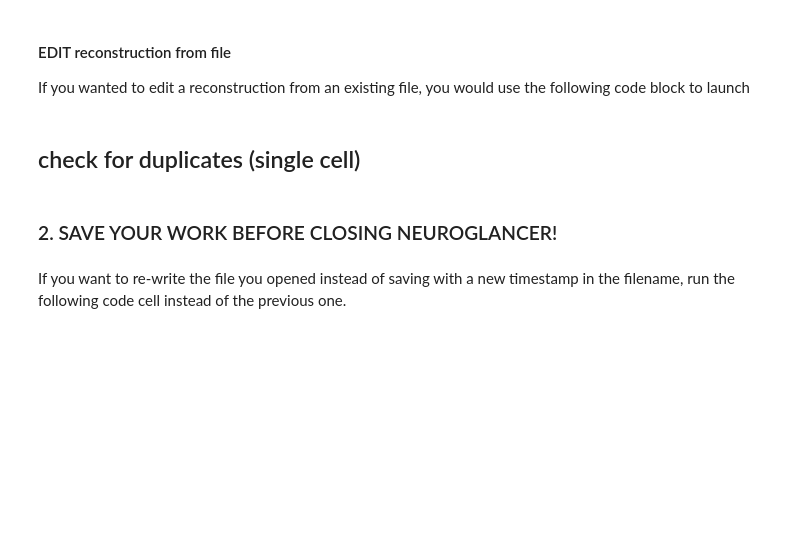
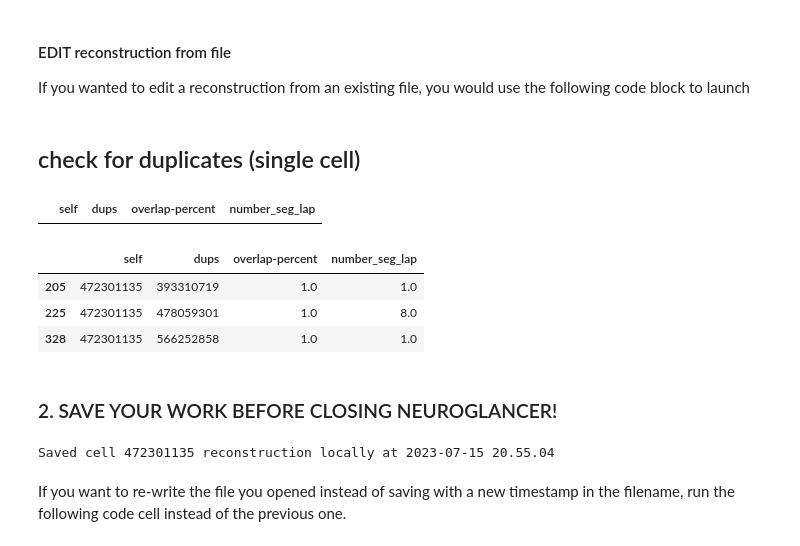
Before and after one commit to neurologic/eCREST, a Jupyter notebook: eCREST_notebook.ipynb, the cells around one changed output. Drawn from its saved outputs; the diff is of its cells as text; code cells hidden in the pictures; blank space fills up the shorter version.

```diff
--- a/eCREST_notebook.ipynb
+++ b/eCREST_notebook.ipynb
@@ -101,8 +101,8 @@ with crest.viewer.config_state.txn() as s:
 If you wanted to edit a reconstruction from an existing file,
 you would use the following code block to launch
 # %%
-json_path = Path(settings_dict['save_dir']) #/'todo_postsynaptic_sg/check-duplicates'#/'todo_postsynaptic_mg/check-duplicates/not-duplicates_todo-complete-them' # 'todo_presynaptic/Krista/grc_386392158'#/'volume-subsample-all/in-progress'#/ 'todo_postsynaptic_grc' #/ 'todo_postsynaptic_mg/check-duplicates/not-duplicates_todo-complete-them'#/  #/ 'todo_presynaptic'/'Krista'## 'todo_pre-synaptic/basal-dendrite' #/ 'check-duplicates' #'CC unsure'
-filename = 'cell_graph_559257305__2023-05-18 09.08.48.json'#'cell_graph_306242528__2023-06-26 09.26.24.json'
+json_path = Path(settings_dict['save_dir']) /'todo_presynaptic/Krista/mg_214581797'#/'todo_postsynaptic_mg/check-duplicates/not-duplicates_todo-complete-them' # 'todo_presynaptic/Krista/grc_386392158'#/'volume-subsample-all/in-progress'#/ 'todo_postsynaptic_grc' #/ 'todo_postsynaptic_mg/check-duplicates/not-duplicates_todo-complete-them'#/  #/ 'todo_presynaptic'/'Krista'## 'todo_pre-synaptic/basal-dendrite' #/ 'check-duplicates' #'CC unsure'
+filename = 'cell_graph_478059301__2023-07-15 09.50.21.json'#'cell_graph_306242528__2023-06-26 09.26.24.json'
 
 crest = ecrest(settings_dict,filepath= json_path / filename, launch_viewer=True)
 
@@ -120,12 +120,18 @@ with crest.viewer.config_state.txn() as s:
 ## check for duplicates (single cell)
 # %%
 base_segments_net = crest.get_base_segments_dict(Path(settings_dict['save_dir']))#/'volume-subsample-all/in-progress')# / 'todo_presynaptic')
-# base_segments_ = crest.get_base_segments_dict(Path(settings_dict['save_dir'])/ 'todo_presynaptic/Krista/grc_386392158')#/'volume-subsample-all/in-progress')
+base_segments_ = crest.get_base_segments_dict(Path(settings_dict['save_dir']) /'todo_presynaptic/Krista/mg_214581797')#'todo_presynaptic/Krista/grc_386392158')#/'volume-subsample-all/in-progress')
 # %%
 df = crest.check_duplicates(base_segments_net)
 display(df)
-# df = crest.check_duplicates(base_segments_)
-# display(df)
+df = crest.check_duplicates(base_segments_)
+display(df)
+# %% [output]
+|  | self | dups | overlap-percent | number_seg_lap |
+|  | self | dups | overlap-percent | number_seg_lap |
+| 205 | 472301135 | 393310719 | 1.0 | 1.0 |
+| 225 | 472301135 | 478059301 | 1.0 | 8.0 |
+| 328 | 472301135 | 566252858 | 1.0 | 1.0 |
 # %%
 # Assign the cell type then run the code cell
 cell_type = 'sg1'
@@ -137,6 +143,8 @@ crest.define_ctype(cell_type,method)
 ### 2. SAVE YOUR WORK BEFORE CLOSING NEUROGLANCER!
 # %%
 crest.save_cell_graph(directory_path = Path(settings_dict['save_dir']))# / 'todo_postsynaptic_sg/check-duplicates')#/'volume-subsample-all/in-progress')# / 'todo_presynaptic/sg1')
+# %% [output]
+Saved cell 472301135 reconstruction locally at 2023-07-15 20.55.04
 # %% [markdown]
 If you want to re-write the file you opened instead of saving with a new timestamp in the filename, run the following code cell instead of the previous one.
 # %%
```
Also changed, not shown: parts of 2 cells of this notebook, 1 other file.
